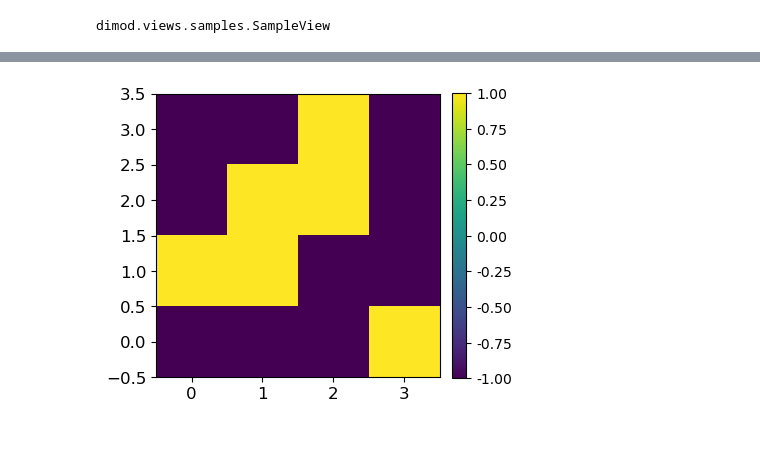
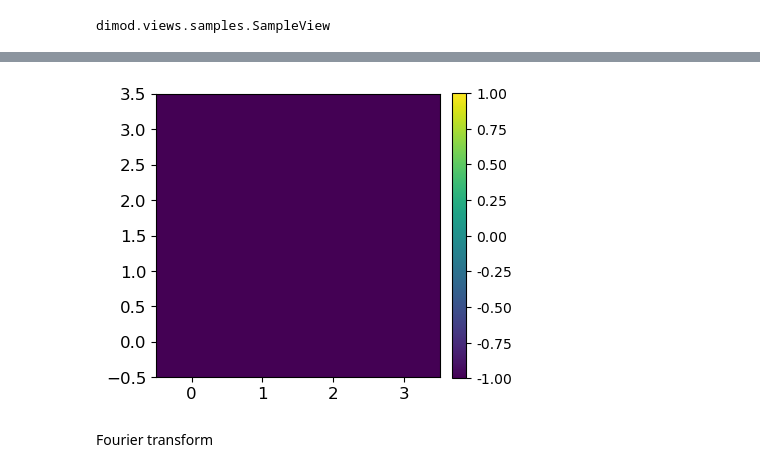
Before and after one commit to pnarasim09/QCQI, a Jupyter notebook: Triangular lattice simulated annealing.ipynb, the cells around one changed output, grey strips where cells are left out. Saved outputs shown, nothing was run; the diff lists cells and outputs as text; code cells hidden in the pictures; blank space fills up the shorter version.

```diff
--- a/Triangular lattice simulated annealing.ipynb
+++ b/Triangular lattice simulated annealing.ipynb
@@ -509,4 +522,7 @@ def plotarun(responsenumber,run):
 # %%
-plotarun(5,2)
+plotarun(3,5)
+fig.savefig('triafm.png')
 # %% [output]
-[figure, old version]
+[figure, new version]
+# %% [markdown]
+Fourier transform
```
Also changed, not shown: parts of 32 cells of this notebook, 4 other files.
